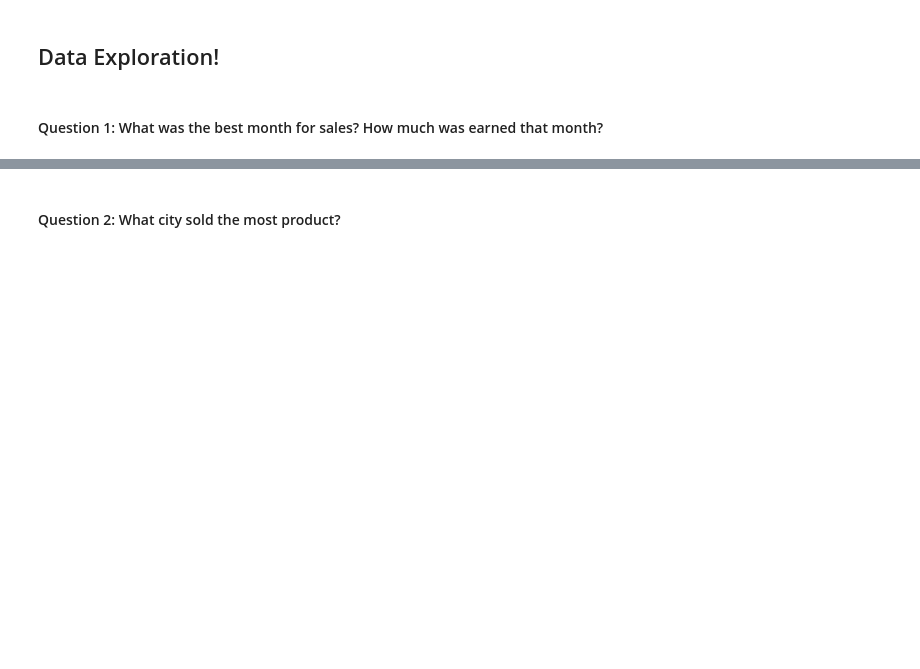
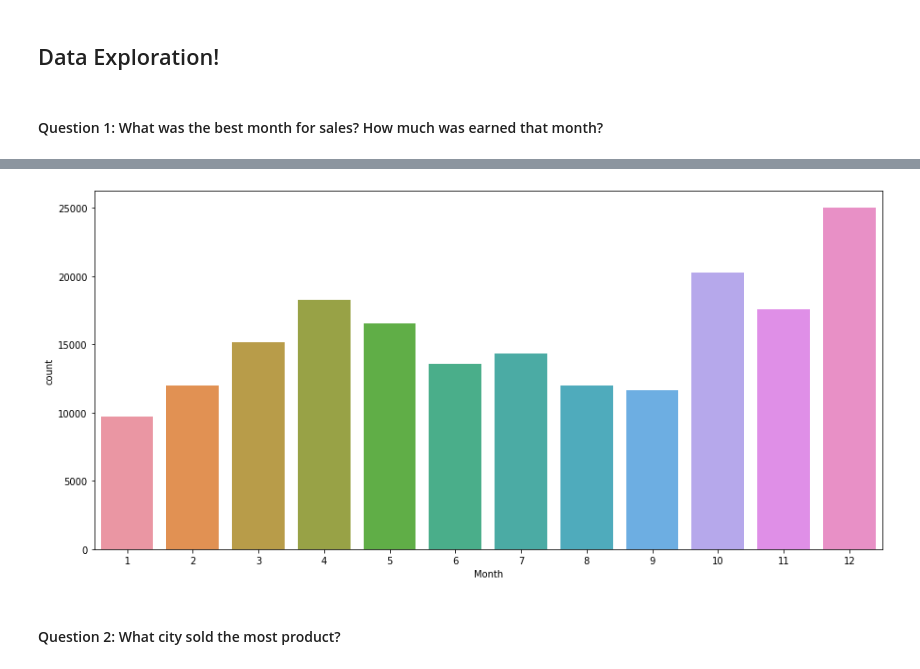
Before and after one commit to EmincanY/Youngsters-Team, a Jupyter notebook: SalesAnalysis/HaticeBusra_SalesData.ipynb, the cells around one changed output, grey strips where cells are left out. Saved outputs shown, nothing was run; the diff lists cells and outputs as text; code cells hidden in the pictures; blank space fills up the shorter version.

```diff
--- a/SalesAnalysis/HaticeBusra_SalesData.ipynb
+++ b/SalesAnalysis/HaticeBusra_SalesData.ipynb
@@ -411,2 +449,8 @@ df["City"] = df["City"].apply(lambda x: x[1])
+# %%
+# Fehmi'nin cozumu
+plt.figure(figsize = (15,7))
+sns.countplot(data= df, x="Month");
+# %% [output]
+[figure, added]
 # %% [markdown]
 #### Question 2: What city sold the most product?
```
Also changed, not shown: parts of 22 cells of this notebook.
